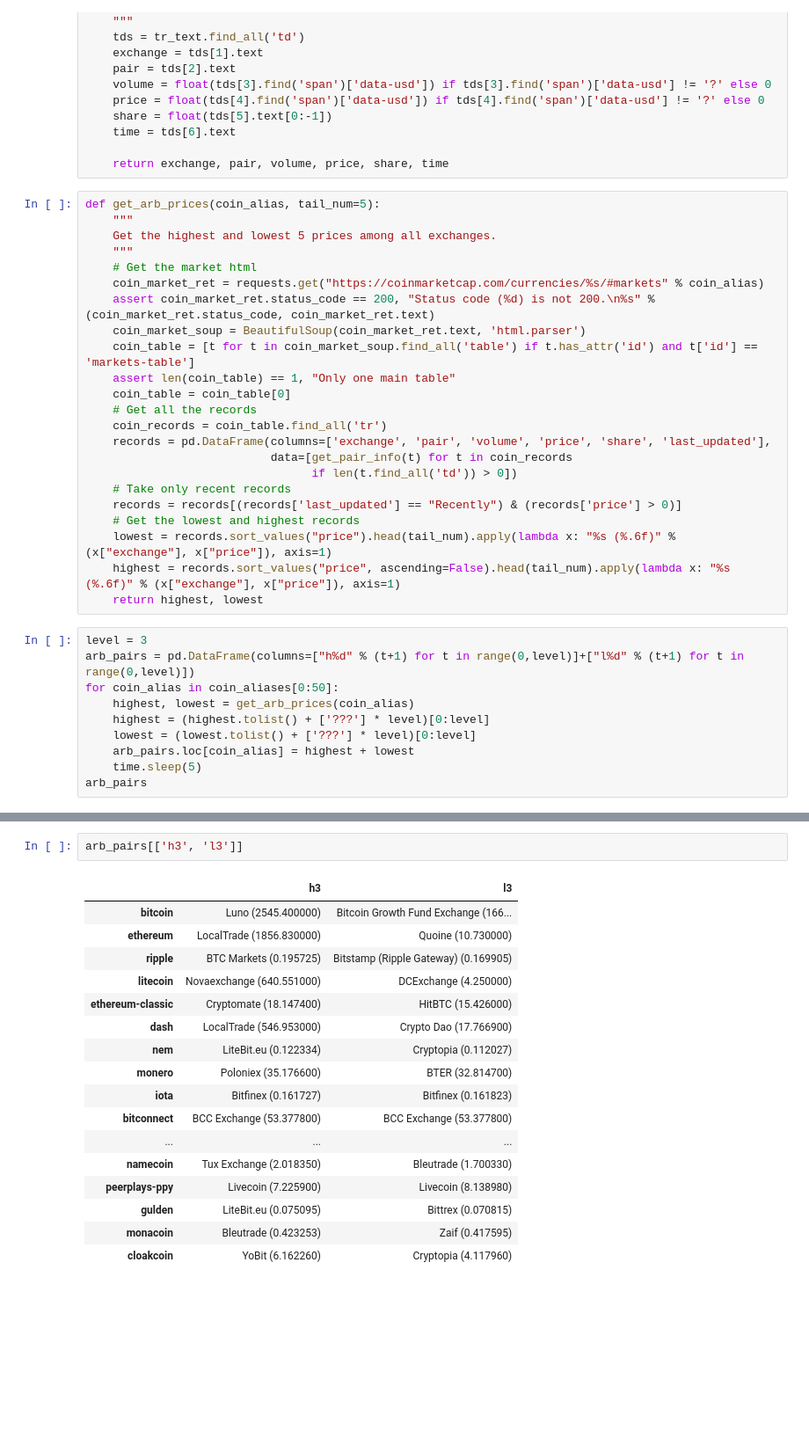
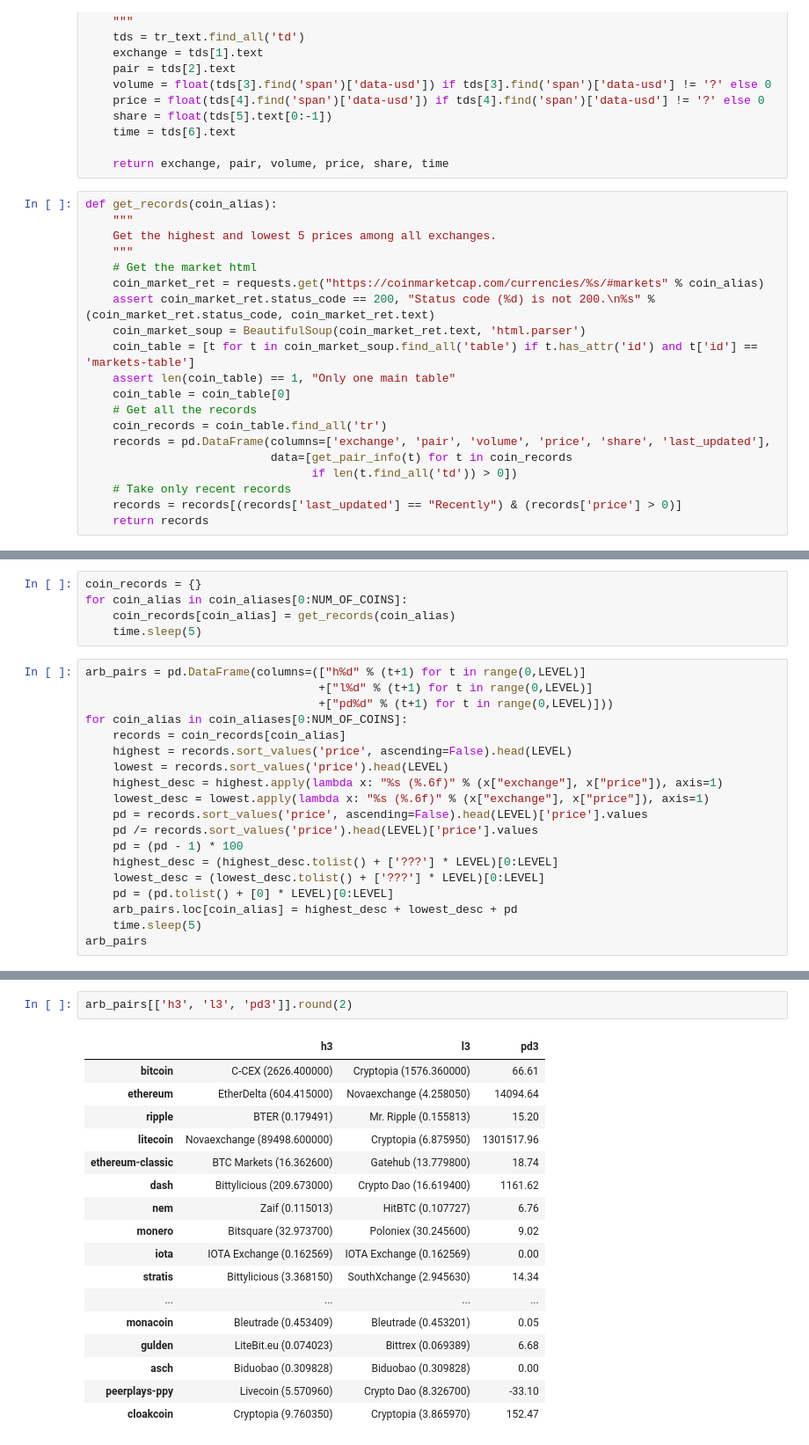
Before and after one commit to gavincyi/NotebookAltcoinsArb, a Jupyter notebook: GetAllAltCoins.ipynb, the cells around one changed output, grey strips where cells are left out. Shown at 88% size. Cells and saved outputs as stored; diff of their text form; blank space fills up the shorter version.

```diff
--- a/GetAllAltCoins.ipynb
+++ b/GetAllAltCoins.ipynb
@@ -52,7 +56,7 @@ def get_pair_info(tr_text):
 
     return exchange, pair, volume, price, share, time
 # %%
-def get_arb_prices(coin_alias, tail_num=5):
+def get_records(coin_alias):
     """
     Get the highest and lowest 5 prices among all exchanges.
     """
@@ -70,17 +74,4 @@ def get_arb_prices(coin_alias, tail_num=5):
                                  if len(t.find_all('td')) > 0])
     # Take only recent records
     records = records[(records['last_updated'] == "Recently") & (records['price'] > 0)]
-    # Get the lowest and highest records
-    lowest = records.sort_values("price").head(tail_num).apply(lambda x: "%s (%.6f)" % (x["exchange"], x["price"]), axis=1)
-    highest = records.sort_values("price", ascending=False).head(tail_num).apply(lambda x: "%s (%.6f)" % (x["exchange"], x["price"]), axis=1)
-    return highest, lowest
+    return records
-# %%
-level = 3
-arb_pairs = pd.DataFrame(columns=["h%d" % (t+1) for t in range(0,level)]+["l%d" % (t+1) for t in range(0,level)])
-for coin_alias in coin_aliases[0:50]:
-    highest, lowest = get_arb_prices(coin_alias)
-    highest = (highest.tolist() + ['???'] * level)[0:level]
-    lowest = (lowest.tolist() + ['???'] * level)[0:level]
-    arb_pairs.loc[coin_alias] = highest + lowest
-    time.sleep(5)
-arb_pairs
@@ -104,0 +78,24 @@ arb_pairs
+# %%
+coin_records = {}
+for coin_alias in coin_aliases[0:NUM_OF_COINS]:
+    coin_records[coin_alias] = get_records(coin_alias)
+    time.sleep(5)
+# %%
+arb_pairs = pd.DataFrame(columns=(["h%d" % (t+1) for t in range(0,LEVEL)]
+                                  +["l%d" % (t+1) for t in range(0,LEVEL)]
+                                  +["pd%d" % (t+1) for t in range(0,LEVEL)]))
+for coin_alias in coin_aliases[0:NUM_OF_COINS]:
+    records = coin_records[coin_alias]
+    highest = records.sort_values('price', ascending=False).head(LEVEL)
+    lowest = records.sort_values('price').head(LEVEL)
+    highest_desc = highest.apply(lambda x: "%s (%.6f)" % (x["exchange"], x["price"]), axis=1)
+    lowest_desc = lowest.apply(lambda x: "%s (%.6f)" % (x["exchange"], x["price"]), axis=1)
+    pd = records.sort_values('price', ascending=False).head(LEVEL)['price'].values
+    pd /= records.sort_values('price').head(LEVEL)['price'].values
+    pd = (pd - 1) * 100
+    highest_desc = (highest_desc.tolist() + ['???'] * LEVEL)[0:LEVEL]
+    lowest_desc = (lowest_desc.tolist() + ['???'] * LEVEL)[0:LEVEL]
+    pd = (pd.tolist() + [0] * LEVEL)[0:LEVEL]
+    arb_pairs.loc[coin_alias] = highest_desc + lowest_desc + pd
+    time.sleep(5)
+arb_pairs
@@ -105,20 +120,20 @@ arb_pairs
 # %%
-arb_pairs[['h3', 'l3']]
+arb_pairs[['h3', 'l3', 'pd3']].round(2)
 # %% [output]
-|  | h3 | l3 |
-| bitcoin | Luno (2545.400000) | Bitcoin Growth Fund Exchange (166... |
-| ethereum | LocalTrade (1856.830000) | Quoine (10.730000) |
-| ripple | BTC Markets (0.195725) | Bitstamp (Ripple Gateway) (0.169905) |
-| litecoin | Novaexchange (640.551000) | DCExchange (4.250000) |
-| ethereum-classic | Cryptomate (18.147400) | HitBTC (15.426000) |
-| dash | LocalTrade (546.953000) | Crypto Dao (17.766900) |
-| nem | LiteBit.eu (0.122334) | Cryptopia (0.112027) |
-| monero | Poloniex (35.176600) | BTER (32.814700) |
-| iota | Bitfinex (0.161727) | Bitfinex (0.161823) |
-| bitconnect | BCC Exchange (53.377800) | BCC Exchange (53.377800) |
-| ... | ... | ... |
-| namecoin | Tux Exchange (2.018350) | Bleutrade (1.700330) |
-| peerplays-ppy | Livecoin (7.225900) | Livecoin (8.138980) |
-| gulden | LiteBit.eu (0.075095) | Bittrex (0.070815) |
-| monacoin | Bleutrade (0.423253) | Zaif (0.417595) |
-| cloakcoin | YoBit (6.162260) | Cryptopia (4.117960) |
+|  | h3 | l3 | pd3 |
+| bitcoin | C-CEX (2626.400000) | Cryptopia (1576.360000) | 66.61 |
+| ethereum | EtherDelta (604.415000) | Novaexchange (4.258050) | 14094.64 |
+| ripple | BTER (0.179491) | Mr. Ripple (0.155813) | 15.20 |
+| litecoin | Novaexchange (89498.600000) | Cryptopia (6.875950) | 1301517.96 |
+| ethereum-classic | BTC Markets (16.362600) | Gatehub (13.779800) | 18.74 |
+| dash | Bittylicious (209.673000) | Crypto Dao (16.619400) | 1161.62 |
+| nem | Zaif (0.115013) | HitBTC (0.107727) | 6.76 |
+| monero | Bitsquare (32.973700) | Poloniex (30.245600) | 9.02 |
+| iota | IOTA Exchange (0.162569) | IOTA Exchange (0.162569) | 0.00 |
+| stratis | Bittylicious (3.368150) | SouthXchange (2.945630) | 14.34 |
+| ... | ... | ... | ... |
+| monacoin | Bleutrade (0.453409) | Bleutrade (0.453201) | 0.05 |
+| gulden | LiteBit.eu (0.074023) | Bittrex (0.069389) | 6.68 |
+| asch | Biduobao (0.309828) | Biduobao (0.309828) | 0.00 |
+| peerplays-ppy | Livecoin (5.570960) | Crypto Dao (8.326700) | -33.10 |
+| cloakcoin | Cryptopia (9.760350) | Cryptopia (3.865970) | 152.47 |
```
Also changed, not shown: parts of 4 cells of this notebook, 1 other file.
